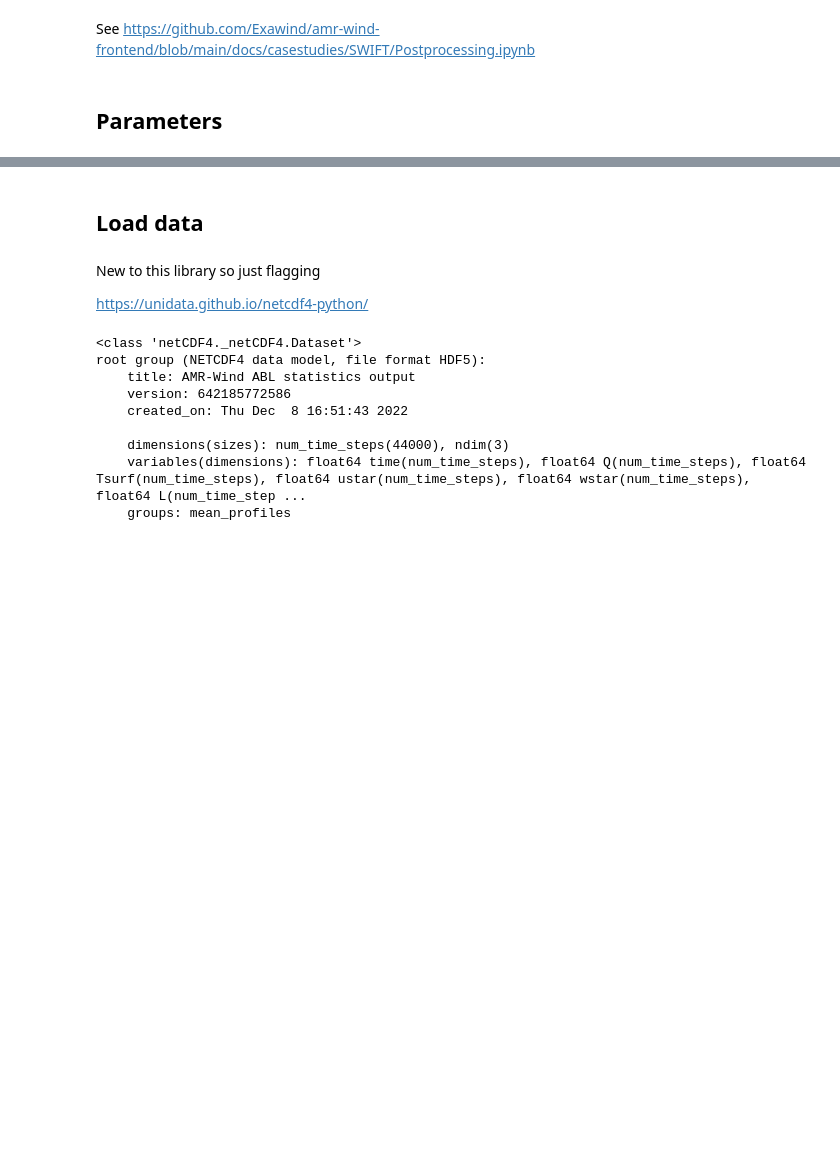
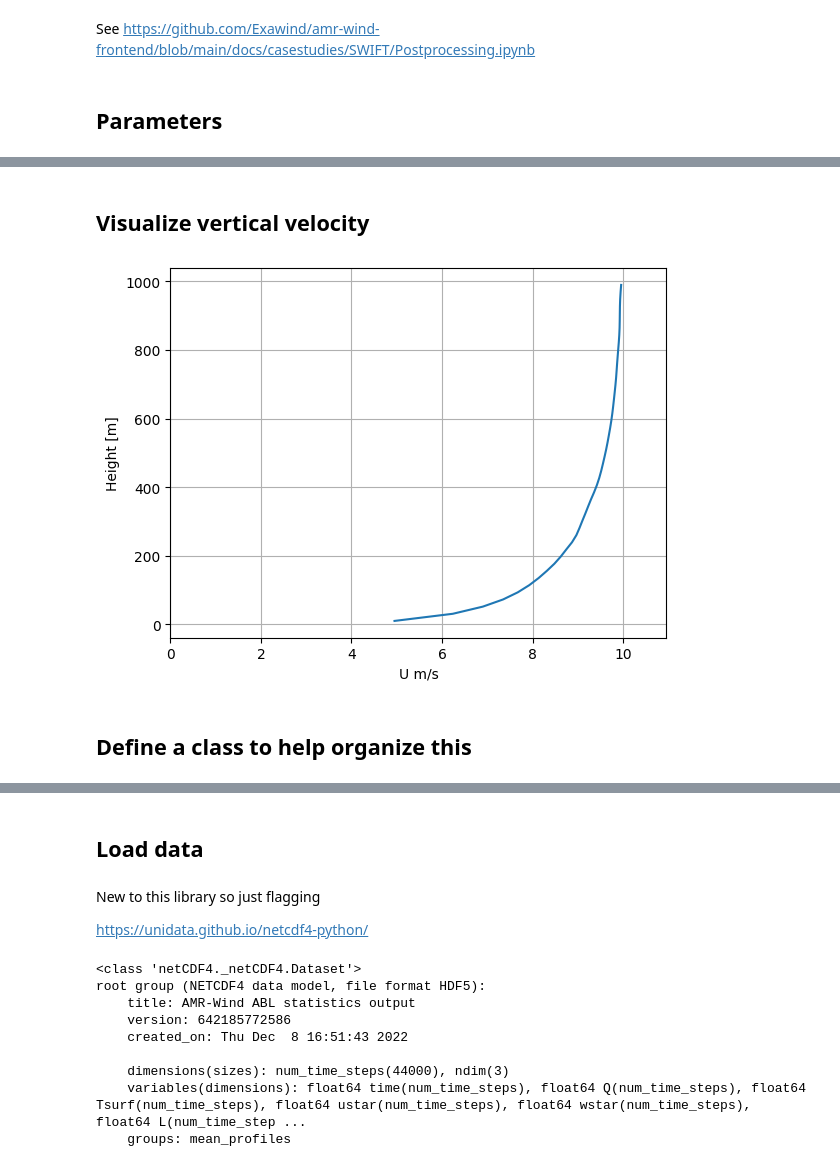
Before and after one commit to NREL/moa_python, a Jupyter notebook: initial_post_processing/00_post_processing_pf.ipynb, the cells around one changed output, grey strips where cells are left out. Saved outputs shown, nothing was run; the diff lists cells and outputs as text; code cells hidden in the pictures; blank space fills up the shorter version.

```diff
--- a/initial_post_processing/00_post_processing_pf.ipynb
+++ b/initial_post_processing/00_post_processing_pf.ipynb
@@ -20,3 +20,5 @@ from moa_python import post_processing as mpp
 # %%
 case_folder = '/scratch/pfleming/c2c/000_paul_tries_precursor'
 post_processing_file = 'post_processing/abl_statistics00000.nc'
+# %%
+full_filename = os.path.join(case_folder,post_processing_file )
@@ -22,0 +27,2 @@ post_processing_file = 'post_processing/abl_statistics00000.nc'
+# %%
+abl = Abl_stats([full_filename])
@@ -22,0 +40,6 @@ post_processing_file = 'post_processing/abl_statistics00000.nc'
+# %% [markdown]
+## Visualize vertical velocity
+# %%
+abl.plot_vert_vel_profile(10000,20000) # Show vertical velocity averaged 10000-20000 s
+# %% [output]
+[figure, added]
@@ -22,0 +49,2 @@ post_processing_file = 'post_processing/abl_statistics00000.nc'
+# %% [markdown]
+## Define a class to help organize this
```
Also changed, not shown: parts of 10 cells of this notebook.
